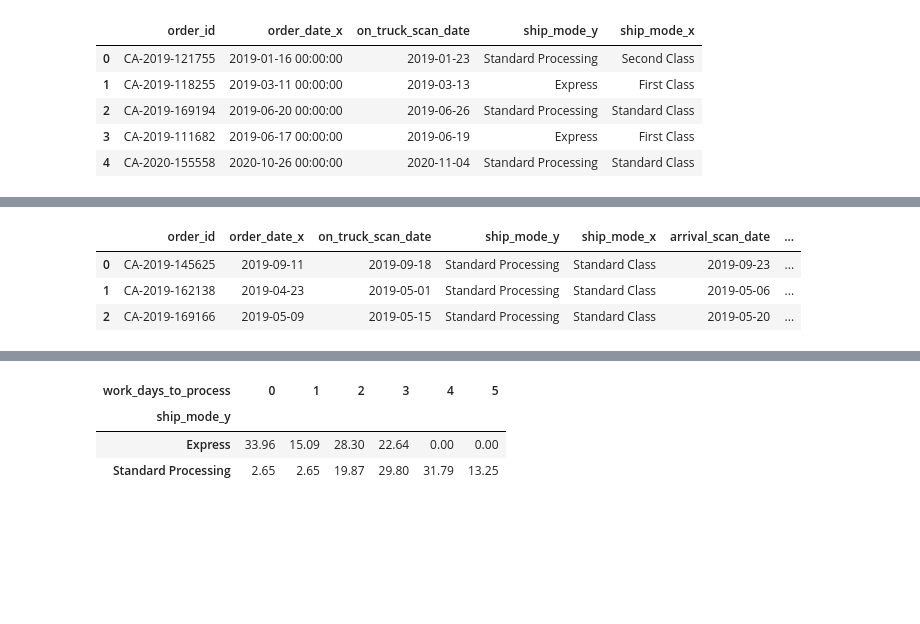
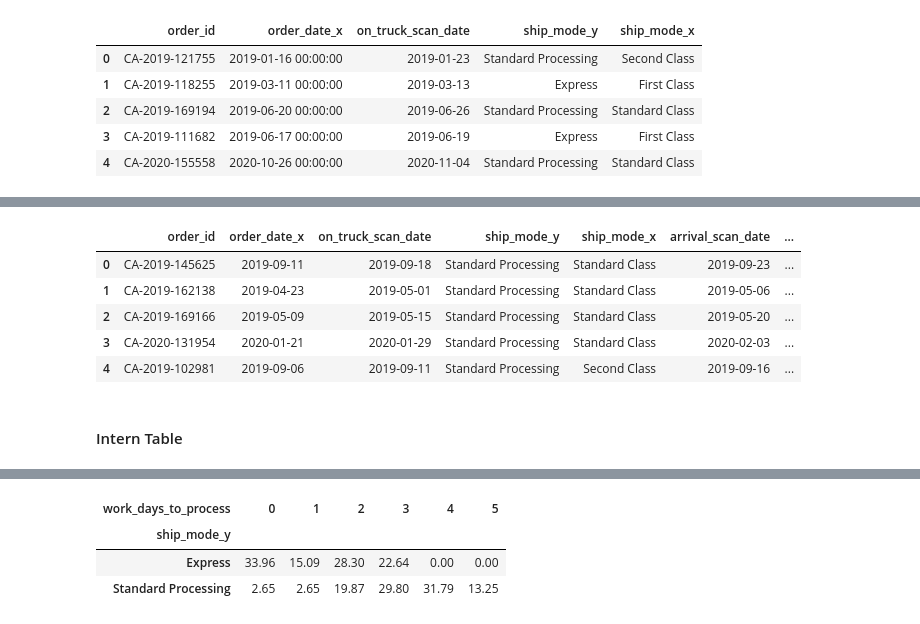
Before and after one commit to EvansWitte/Muesli_EDA, a Jupyter notebook: muesli_company.ipynb, the cells around one changed output, grey strips where cells are left out. Saved outputs shown, nothing was run; the diff lists cells and outputs as text; code cells hidden in the pictures; blank space fills up the shorter version.

```diff
--- a/muesli_company.ipynb
+++ b/muesli_company.ipynb
@@ -109,9 +100,13 @@ df_campaign_final["week_day_order"] =df_campaign_final["order_date_x"].dt.day_na
 df_campaign_final['how_many_weekends'] = ((df_campaign_final['total_delivery_days_w_weekend'] - df_campaign_final['total_delivery_days'])/2)
 df_campaign_final['how_many_weekends'] = df_campaign_final['how_many_weekends'].astype('int64')
 # %%
-df_campaign_final.head(3)
+df_campaign_final.head()
 # %% [output]
 |  | order_id | order_date_x | on_truck_scan_date | ship_mode_y | ship_mode_x | arrival_scan_date | ... |
 | 0 | CA-2019-145625 | 2019-09-11 | 2019-09-18 | Standard Processing | Standard Class | 2019-09-23 | ... |
 | 1 | CA-2019-162138 | 2019-04-23 | 2019-05-01 | Standard Processing | Standard Class | 2019-05-06 | ... |
 | 2 | CA-2019-169166 | 2019-05-09 | 2019-05-15 | Standard Processing | Standard Class | 2019-05-20 | ... |
+| 3 | CA-2020-131954 | 2020-01-21 | 2020-01-29 | Standard Processing | Standard Class | 2020-02-03 | ... |
+| 4 | CA-2019-102981 | 2019-09-06 | 2019-09-11 | Standard Processing | Second Class | 2019-09-16 | ... |
+# %% [markdown]
+#### Intern Table
```
Also changed, not shown: parts of 40 cells of this notebook.
